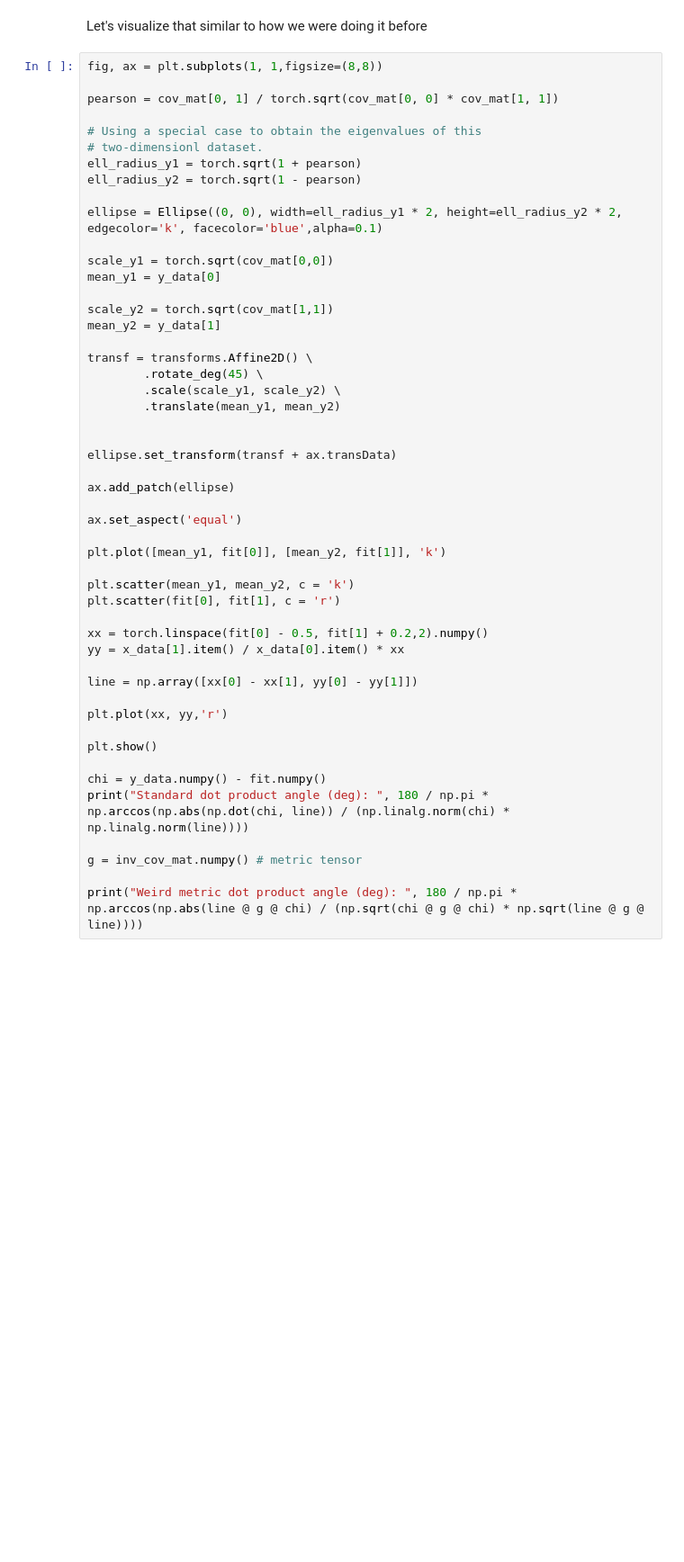
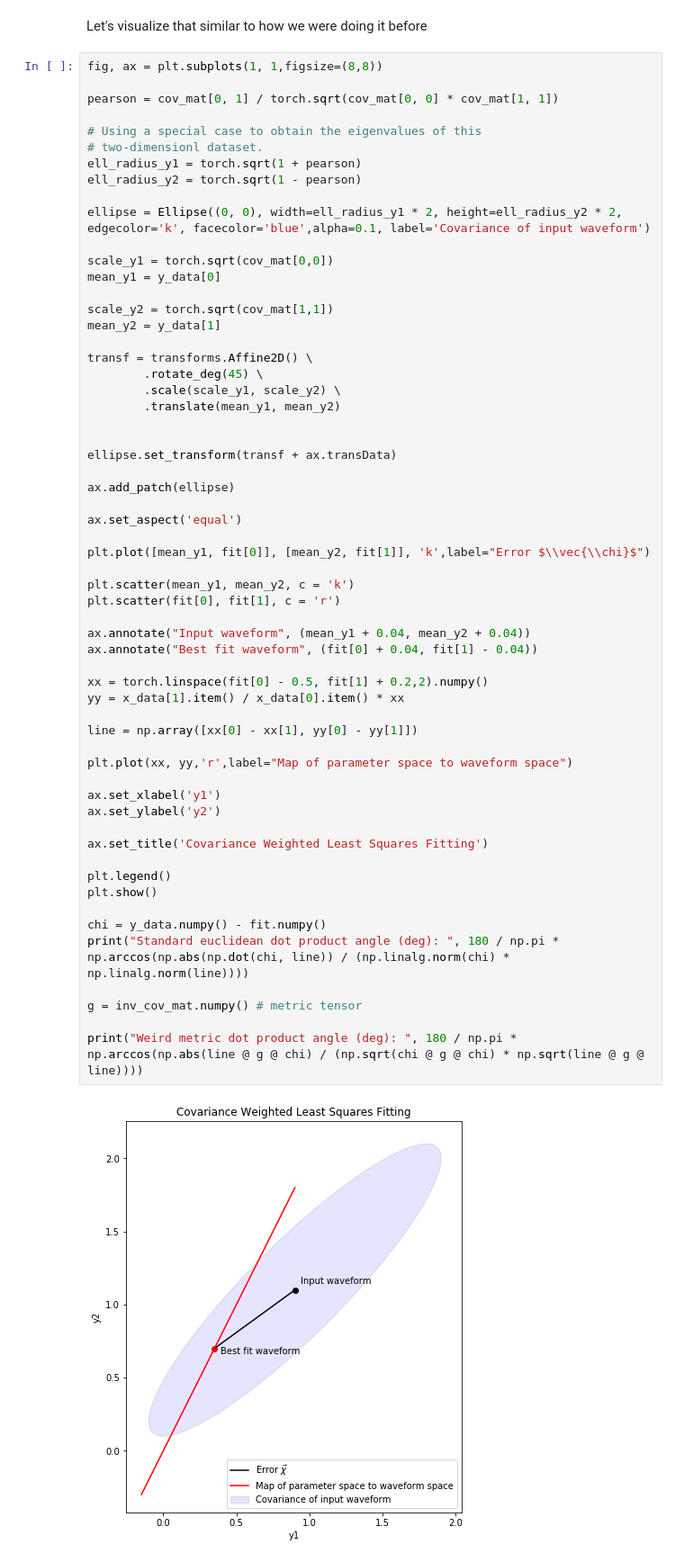
Before and after one commit to Vestaia/DSP, a Jupyter notebook: fitting/Python/Covariance Least Squares.ipynb, the cells around one changed output. Shown at 90% size. Saved outputs shown, nothing was run; the diff lists cells and outputs as text; blank space fills up the shorter version.

```diff
--- a/fitting/Python/Covariance Least Squares.ipynb
+++ b/fitting/Python/Covariance Least Squares.ipynb
@@ -353,7 +358,7 @@ pearson = cov_mat[0, 1] / torch.sqrt(cov_mat[0, 0] * cov_mat[1, 1])
 ell_radius_y1 = torch.sqrt(1 + pearson)
 ell_radius_y2 = torch.sqrt(1 - pearson)
 
-ellipse = Ellipse((0, 0), width=ell_radius_y1 * 2, height=ell_radius_y2 * 2, edgecolor='k', facecolor='blue',alpha=0.1)
+ellipse = Ellipse((0, 0), width=ell_radius_y1 * 2, height=ell_radius_y2 * 2, edgecolor='k', facecolor='blue',alpha=0.1, label='Covariance of input waveform')
 
 scale_y1 = torch.sqrt(cov_mat[0,0])
 mean_y1 = y_data[0]
@@ -363,33 +368,44 @@ mean_y2 = y_data[1]
 
 transf = transforms.Affine2D() \
         .rotate_deg(45) \
         .scale(scale_y1, scale_y2) \
         .translate(mean_y1, mean_y2)
 
 
 ellipse.set_transform(transf + ax.transData)
 
 ax.add_patch(ellipse)
 
 ax.set_aspect('equal')
 
-plt.plot([mean_y1, fit[0]], [mean_y2, fit[1]], 'k')
+plt.plot([mean_y1, fit[0]], [mean_y2, fit[1]], 'k',label="Error $\\vec{\\chi}$")
 
 plt.scatter(mean_y1, mean_y2, c = 'k')
 plt.scatter(fit[0], fit[1], c = 'r')
+
+ax.annotate("Input waveform", (mean_y1 + 0.04, mean_y2 + 0.04))
+ax.annotate("Best fit waveform", (fit[0] + 0.04, fit[1] - 0.04))
 
 xx = torch.linspace(fit[0] - 0.5, fit[1] + 0.2,2).numpy()
 yy = x_data[1].item() / x_data[0].item() * xx
 
 line = np.array([xx[0] - xx[1], yy[0] - yy[1]])
 
-plt.plot(xx, yy,'r')
+plt.plot(xx, yy,'r',label="Map of parameter space to waveform space")
 
+ax.set_xlabel('y1')
+ax.set_ylabel('y2')
+
+ax.set_title('Covariance Weighted Least Squares Fitting')
+
+plt.legend()
 plt.show()
 
 chi = y_data.numpy() - fit.numpy()
-print("Standard dot product angle (deg): ", 180 / np.pi * np.arccos(np.abs(np.dot(chi, line)) / (np.linalg.norm(chi) * np.linalg.norm(line))))
+print("Standard euclidean dot product angle (deg): ", 180 / np.pi * np.arccos(np.abs(np.dot(chi, line)) / (np.linalg.norm(chi) * np.linalg.norm(line))))
 
 g = inv_cov_mat.numpy() # metric tensor
 
 print("Weird metric dot product angle (deg): ", 180 / np.pi * np.arccos(np.abs(line @ g @ chi) / (np.sqrt(chi @ g @ chi) * np.sqrt(line @ g @ line))))
+# %% [output]
+[figure, added]
```
Also changed, not shown: parts of 3 cells of this notebook.
